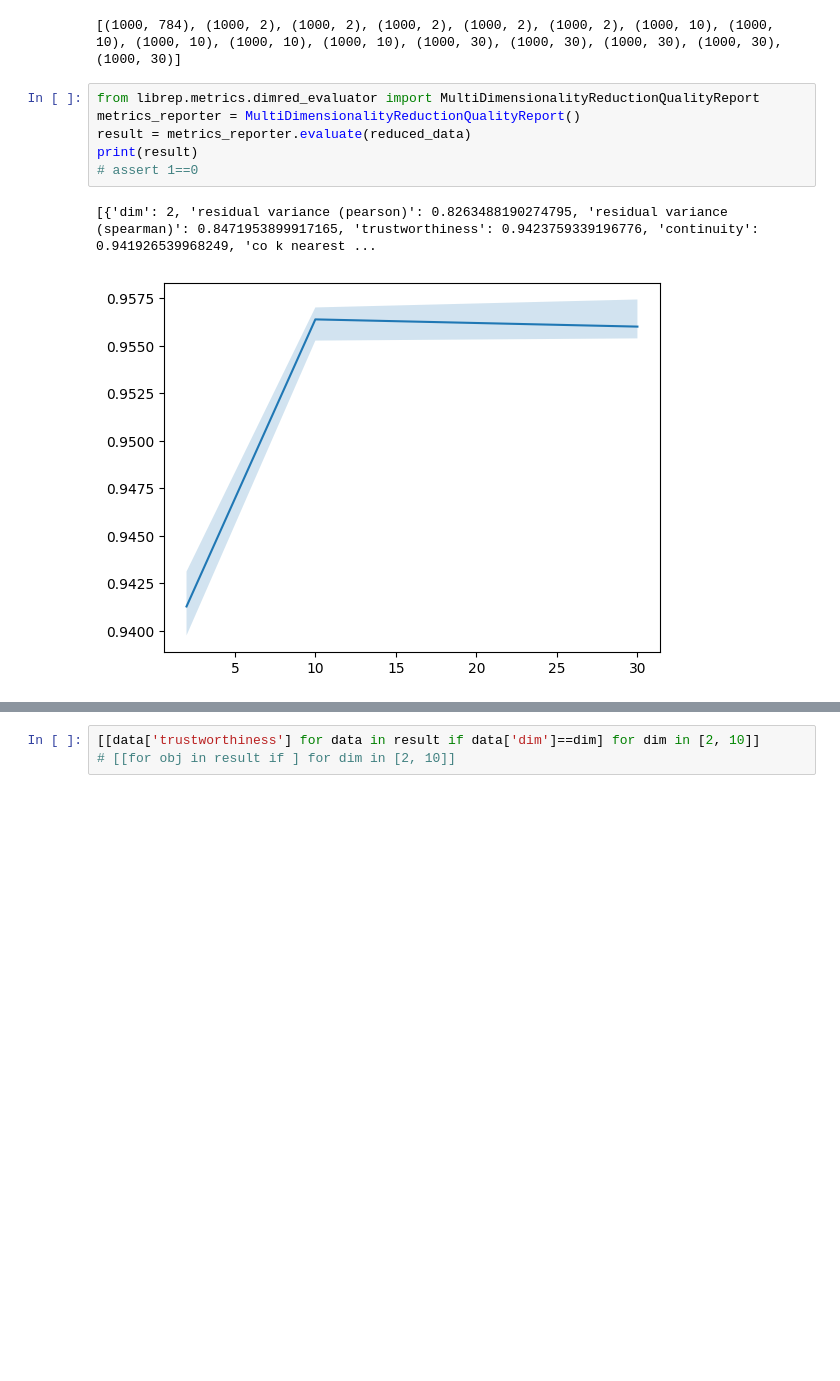
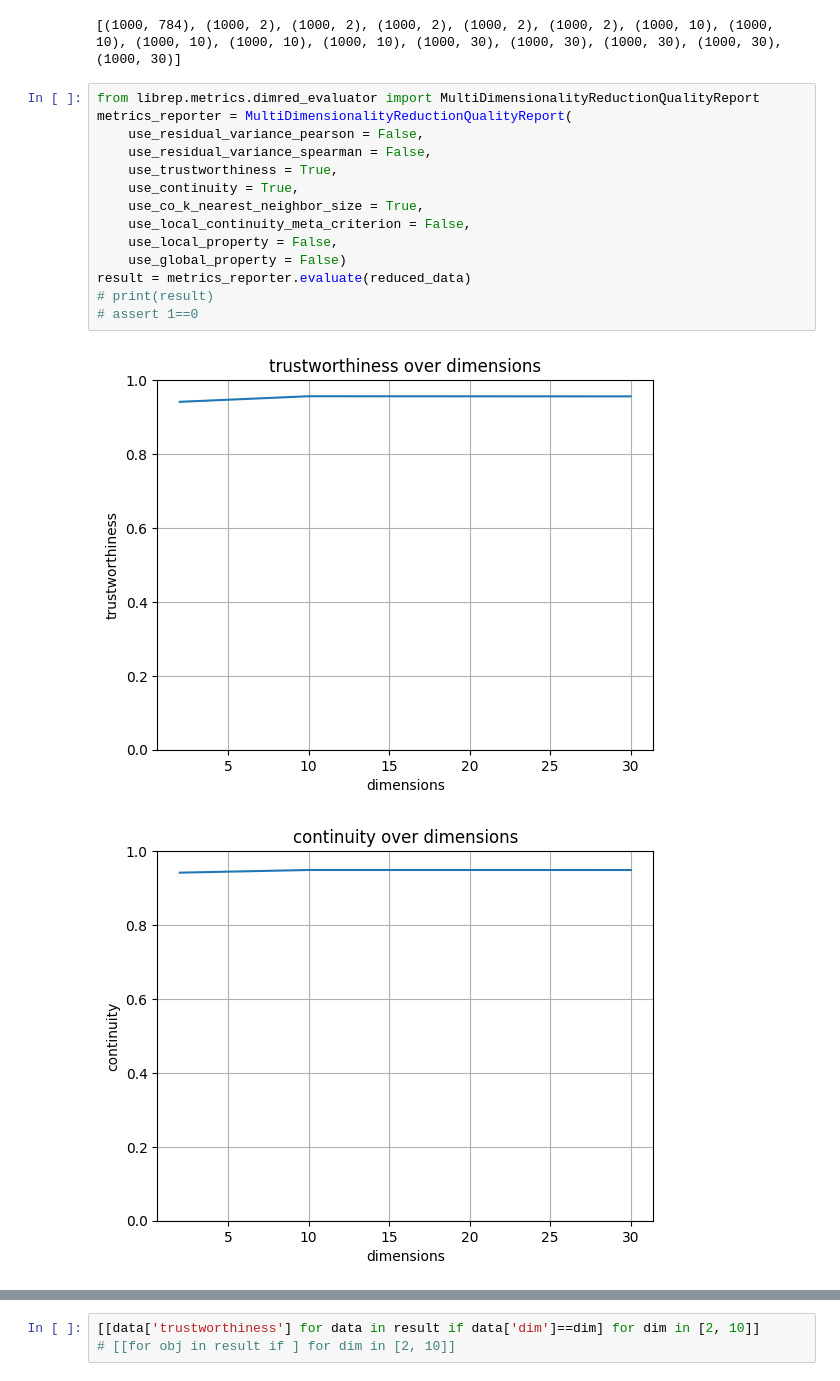
Before and after one commit to otavioon/librep-hiaac, a Jupyter notebook: experiments/Experiments_on_metrics/Testing_MultiDimensionalityReductionQualityReport.ipynb, the cells around one changed output, grey strips where cells are left out. Drawn from its saved outputs; the diff is of its cells as text; blank space fills up the shorter version.

```diff
--- a/experiments/Experiments_on_metrics/Testing_MultiDimensionalityReductionQualityReport.ipynb
+++ b/experiments/Experiments_on_metrics/Testing_MultiDimensionalityReductionQualityReport.ipynb
@@ -64,10 +64,18 @@ print([data.shape for data in reduced_data])
 [(1000, 784), (1000, 2), (1000, 2), (1000, 2), (1000, 2), (1000, 2), (1000, 10), (1000, 10), (1000, 10), (1000, 10), (1000, 10), (1000, 30), (1000, 30), (1000, 30), (1000, 30), (1000, 30)]
 # %%
 from librep.metrics.dimred_evaluator import MultiDimensionalityReductionQualityReport
-metrics_reporter = MultiDimensionalityReductionQualityReport()
+metrics_reporter = MultiDimensionalityReductionQualityReport(
+    use_residual_variance_pearson = False,
+    use_residual_variance_spearman = False,
+    use_trustworthiness = True,
+    use_continuity = True,
+    use_co_k_nearest_neighbor_size = True,
+    use_local_continuity_meta_criterion = False,
+    use_local_property = False,
+    use_global_property = False)
 result = metrics_reporter.evaluate(reduced_data)
-print(result)
+# print(result)
 # assert 1==0
 # %% [output]
-[{'dim': 2, 'residual variance (pearson)': 0.8263488190274795, 'residual variance (spearman)': 0.8471953899917165, 'trustworthiness': 0.9423759339196776, 'continuity': 0.941926539968249, 'co k nearest ...
-[figure, old version]
+[figure, new version]
+[figure, added]
```
Also changed, not shown: parts of 2 cells of this notebook, 4 other files.
